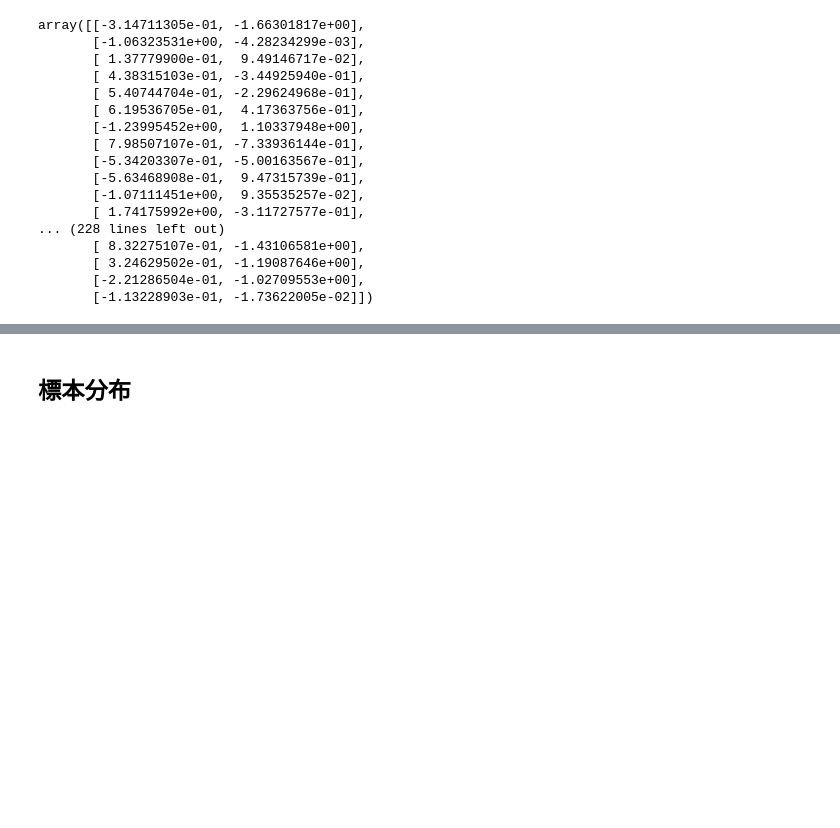
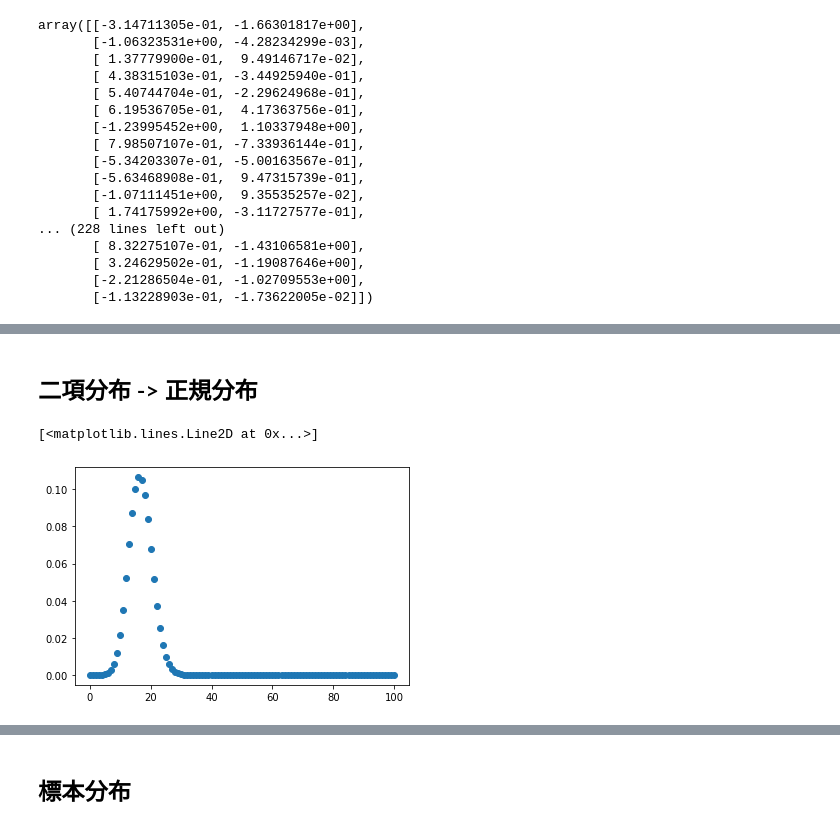
Before and after one commit to pajannat/my-learning, a Jupyter notebook: Kame_Udemy_StatsCourse/statistics.ipynb, the cells around one changed output, grey strips where cells are left out. Drawn from its saved outputs; the diff is of its cells as text; code cells hidden in the pictures; blank space fills up the shorter version.

```diff
--- a/Kame_Udemy_StatsCourse/statistics.ipynb
+++ b/Kame_Udemy_StatsCourse/statistics.ipynb
@@ -486,0 +506,11 @@ array([[-3.14711305e-01, -1.66301817e+00],
+# %% [markdown]
+## 二項分布 -> 正規分布
+# %%
+n = 100
+p = 1/6
+x = np.arange(n+1)
+y = stats.binom(n, p).pmf(x)
+plt.plot(x, y, 'o')
+# %% [output]
+[<matplotlib.lines.Line2D at 0x...>]
+[figure, added]
```
Also changed, not shown: parts of 9 cells of this notebook.
